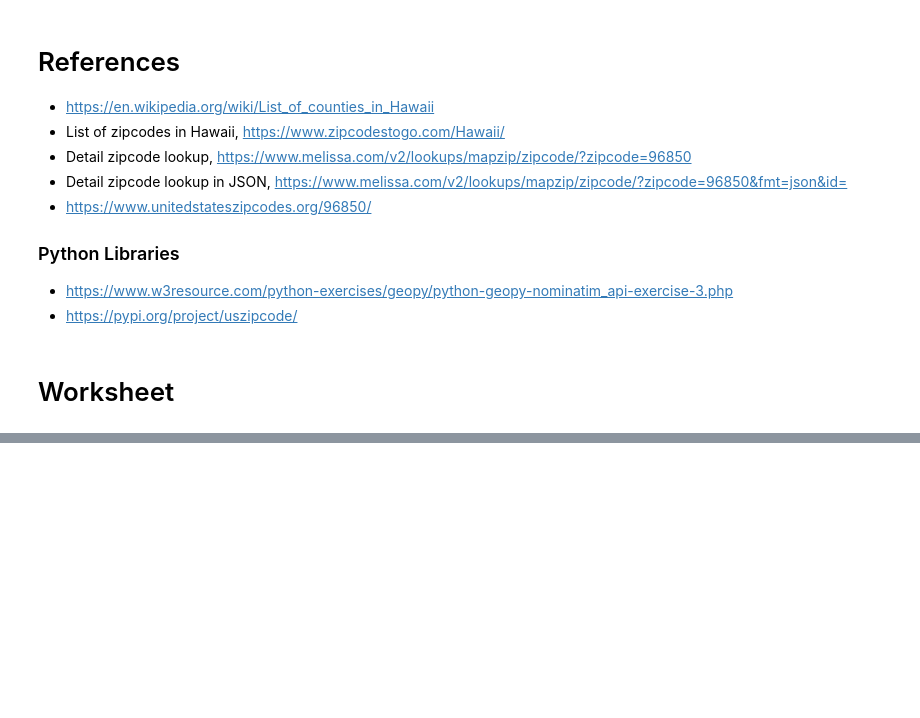
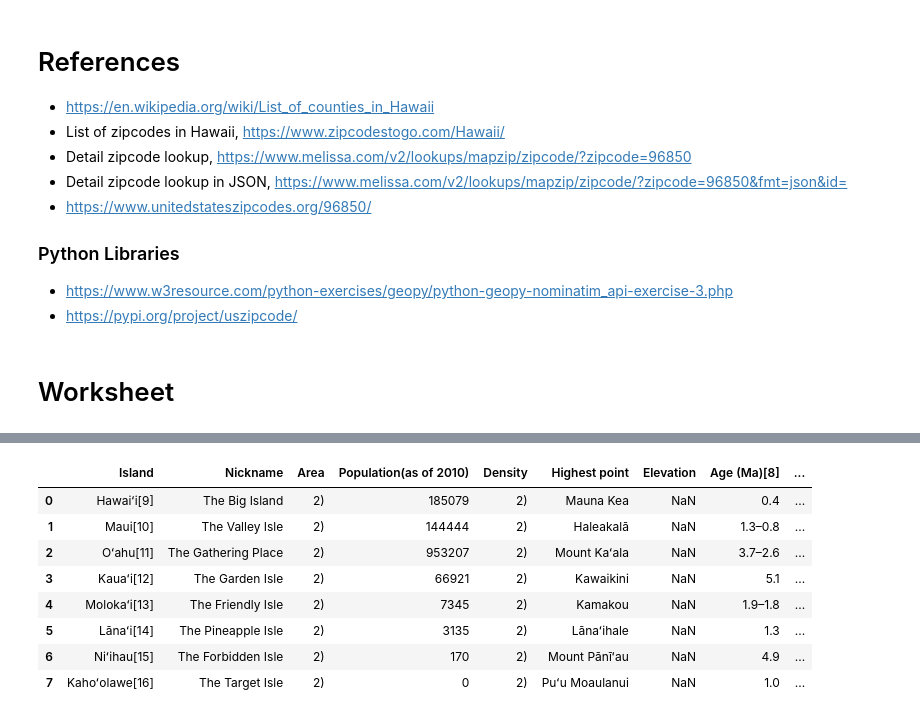
Before and after one commit to finesketch/Coursera_Capstone, a Jupyter notebook: Week4-Assignment-Worksheet.ipynb, the cells around one changed output, grey strips where cells are left out. Saved outputs shown, nothing was run; the diff lists cells and outputs as text; code cells hidden in the pictures; blank space fills up the shorter version.

```diff
--- a/Week4-Assignment-Worksheet.ipynb
+++ b/Week4-Assignment-Worksheet.ipynb
@@ -242,0 +287,8 @@ import pandas as pd
+# %%
+# Import Pandas to provide DataFrame support
+import pandas as pd
+pd.set_option('display.max_columns', None)
+pd.set_option('display.max_rows', None)
+
+# Import Requests
+import requests
@@ -262,0 +366,15 @@ Executing transaction: done
+# %%
+url = 'https://en.wikipedia.org/wiki/Hawaiian_Islands'
+island_dfs = pd.read_html(url)
+# %%
+island_dfs[1].head(10)
+# %% [output]
+|  | Island | Nickname | Area | Population(as of 2010) | Density | Highest point | Elevation | Age (Ma)[8] | ... |
+| 0 | Hawaiʻi[9] | The Big Island | 2) | 185079 | 2) | Mauna Kea | NaN | 0.4 | ... |
+| 1 | Maui[10] | The Valley Isle | 2) | 144444 | 2) | Haleakalā | NaN | 1.3–0.8 | ... |
+| 2 | Oʻahu[11] | The Gathering Place | 2) | 953207 | 2) | Mount Kaʻala | NaN | 3.7–2.6 | ... |
+| 3 | Kauaʻi[12] | The Garden Isle | 2) | 66921 | 2) | Kawaikini | NaN | 5.1 | ... |
+| 4 | Molokaʻi[13] | The Friendly Isle | 2) | 7345 | 2) | Kamakou | NaN | 1.9–1.8 | ... |
+| 5 | Lānaʻi[14] | The Pineapple Isle | 2) | 3135 | 2) | Lānaʻihale | NaN | 1.3 | ... |
+| 6 | Niʻihau[15] | The Forbidden Isle | 2) | 170 | 2) | Mount Pānīʻau | NaN | 4.9 | ... |
+| 7 | Kahoʻolawe[16] | The Target Isle | 2) | 0 | 2) | Puʻu Moaulanui | NaN | 1.0 | ... |
```
Also changed, not shown: parts of 23 cells of this notebook, 10 other files.
